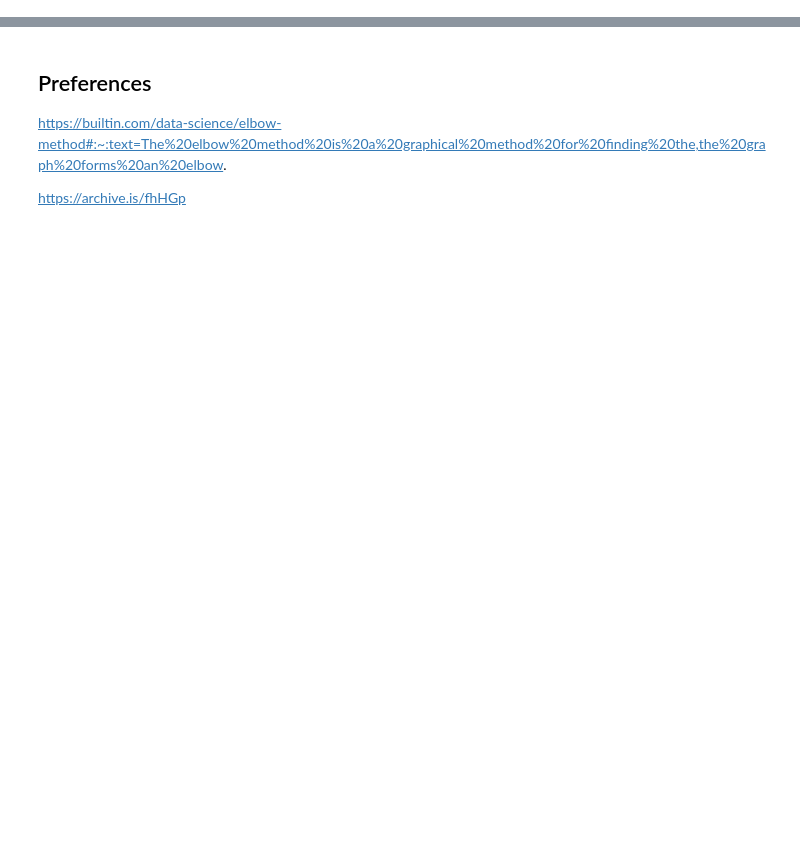
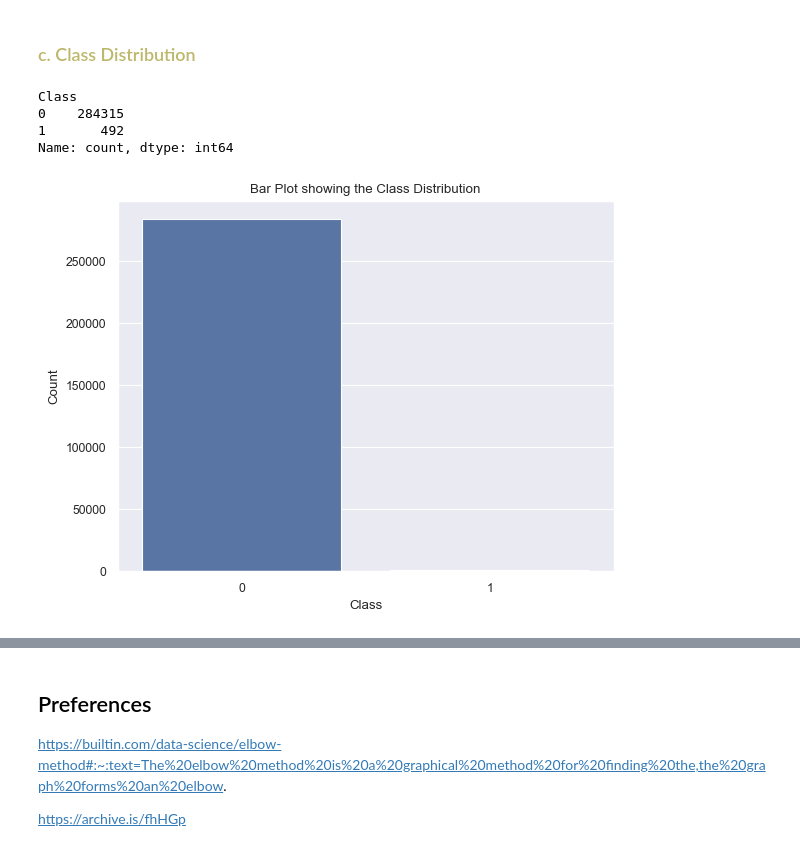
Before and after one commit to yvonnevydao/Credit_Fraud_Detection, a Jupyter notebook: credit_fraud_detection.ipynb, the cells around one changed output, grey strips where cells are left out. Cells and saved outputs as stored; diff of their text form; code cells hidden in the pictures; blank space fills up the shorter version.

```diff
--- a/credit_fraud_detection.ipynb
+++ b/credit_fraud_detection.ipynb
@@ -59,0 +91,17 @@ Shape of the dataset: (284807, 31)
+# %% [markdown]
+### <span style="color: darkkhaki;"> c. Class Distribution
+# %%
+class_counts = df['Class'].value_counts()
+display(class_counts)
+# %% [output]
+Class
+0    284315
+1       492
+Name: count, dtype: int64
+# %%
+sns.barplot(x=class_counts.index, y=class_counts.values);
+plt.title('Bar Plot showing the Class Distribution');
+plt.xlabel('Class');
+plt.ylabel('Count');
+# %% [output]
+[figure, added]
```
Also changed, not shown: parts of 9 cells of this notebook.
